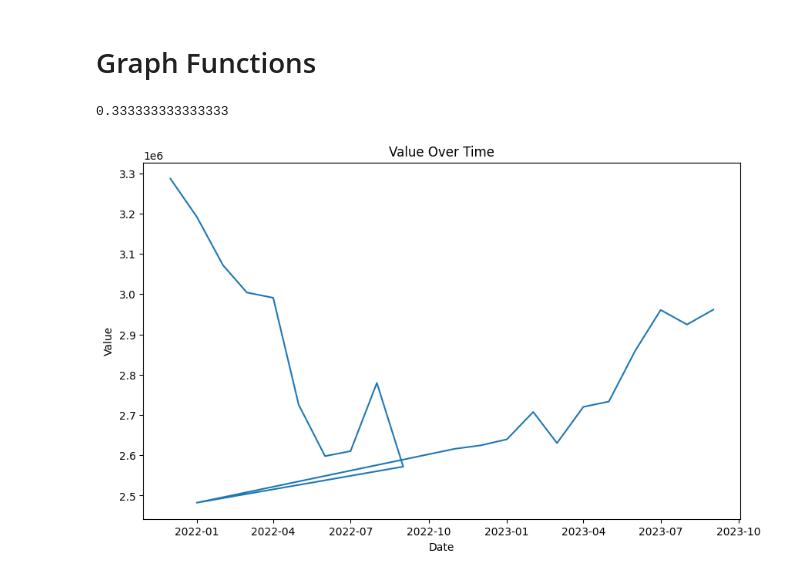
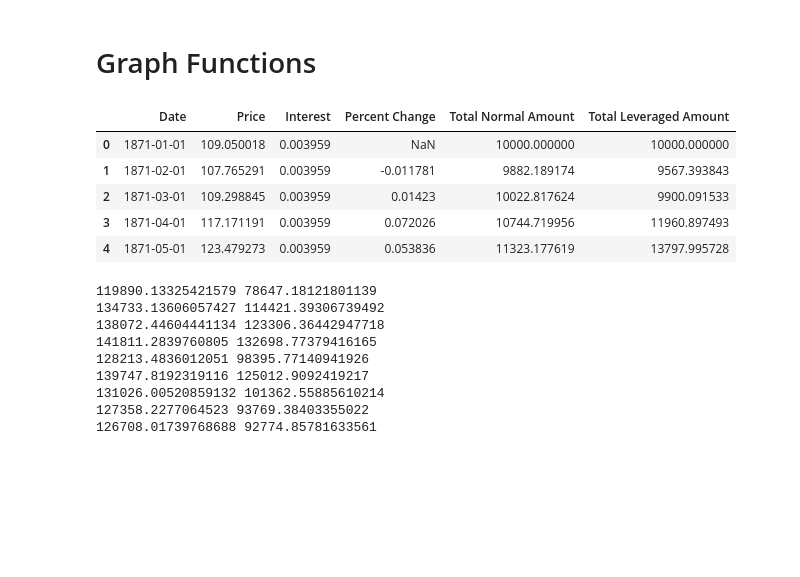
Before and after one commit to alanzhang25/personal-finance, a Jupyter notebook: futures_calc.ipynb, the cells around one changed output. Saved outputs shown, nothing was run; the diff lists cells and outputs as text; code cells hidden in the pictures; blank space fills up the shorter version.

```diff
--- a/futures_calc.ipynb
+++ b/futures_calc.ipynb
@@ -25,0 +27,4 @@ df.head()
+# %%
+df = pd.merge(interest, df, on = "Year")
+df["Interest"] = (df["Interest"] - 1)/12
+df = df[["Date", "Price", "Interest"]]
@@ -25,0 +33,27 @@ df.head()
+# %%
+def filter_dataframe_by_date (df, start_date=datetime(1500, 1, 1), end_date=datetime(9999, 1, 1)):
+
+    filtered_df = df[(df['Date'] >= start_date) & (df['Date'] <= end_date)]
+    filtered_df.head()
+
+    return filtered_df.reset_index(drop=True)
+
+def add_percent_change (df):
+    df = df.copy()
+    diff = df['Price'].pct_change(fill_method=None)
+    df["Percent Change"] = diff
+    return df
+
+
+def calculate_growth (df, start_amount):
+    df.loc[0, "Total Normal Amount"] = start_amount
+    df.loc[0, "Total Leveraged Amount"] = start_amount
+    for i in range(1, len(df)):
+        percent_change = df.loc[i, "Percent Change"]
+        interest_change  = df.loc[i, "Interest"]
+        df.loc[i, 'Total Normal Amount'] = df.loc[i - 1, 'Total Normal Amount'] * (1 + percent_change)
+        df.loc[i, 'Total Leveraged Amount'] = df.loc[i - 1, 'Total Leveraged Amount'] * (1 + ((3 * percent_change) - (2 * interest_change)))
+    return df
+# %%
+df = add_percent_change(df)
+df.head()
@@ -61,7 +103,0 @@ def plot_df (df):
-# %%
-print(market_drop(3, 4))
-filter_df = filter_datafrime_by_date(df, "12/2021")
-plot_df(filter_df)
-# %% [output]
-0.333333333333333
-[figure, removed]
@@ -67,0 +113,24 @@ plot_df(filter_df)
+# %%
+price_diff = filter_dataframe_by_date(df, datetime(1871, 1, 1), datetime(1901, 1, 1))
+price_diff = calculate_growth(price_diff, 10000.)
+# %%
+price_diff.head()
+# %% [output]
+|  | Date | Price | Interest | Percent Change | Total Normal Amount | Total Leveraged Amount |
+| 0 | 1871-01-01 | 109.050018 | 0.003959 | NaN | 10000.000000 | 10000.000000 |
+| 1 | 1871-02-01 | 107.765291 | 0.003959 | -0.011781 | 9882.189174 | 9567.393843 |
+| 2 | 1871-03-01 | 109.298845 | 0.003959 | 0.01423 | 10022.817624 | 9900.091533 |
+| 3 | 1871-04-01 | 117.171191 | 0.003959 | 0.072026 | 10744.719956 | 11960.897493 |
+| 4 | 1871-05-01 | 123.479273 | 0.003959 | 0.053836 | 11323.177619 | 13797.995728 |
+# %%
+normal_list, leverage_list = calculate_30_year_end_amount(df)
+# %% [output]
+119890.13325421579 78647.18121801139
+134733.13606057427 114421.39306739492
+138072.44604441134 123306.36442947718
+141811.2839760805 132698.77379416165
+128213.4836012051 98395.77140941926
+139747.8192319116 125012.9092419217
+131026.00520859132 101362.55885610214
+127358.2277064523 93769.38403355022
+126708.01739768688 92774.85781633561
```
Also changed, not shown: parts of 10 cells of this notebook, 2 other files.
